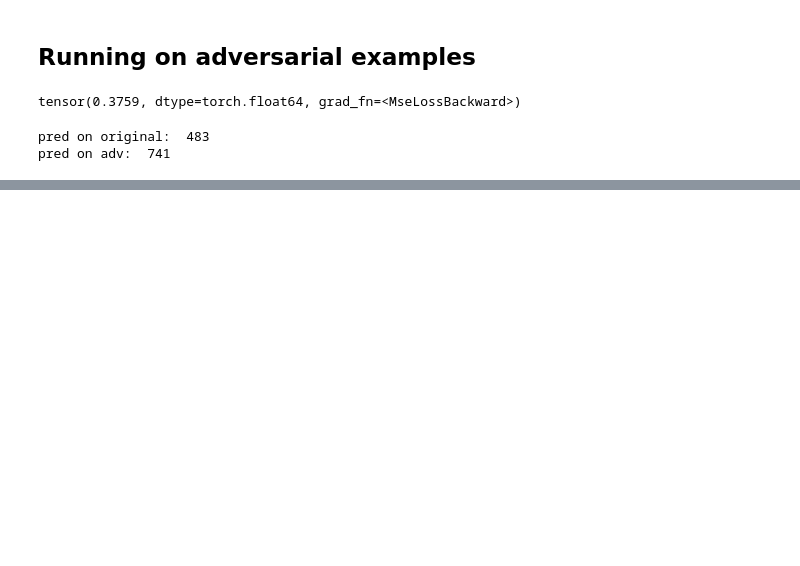
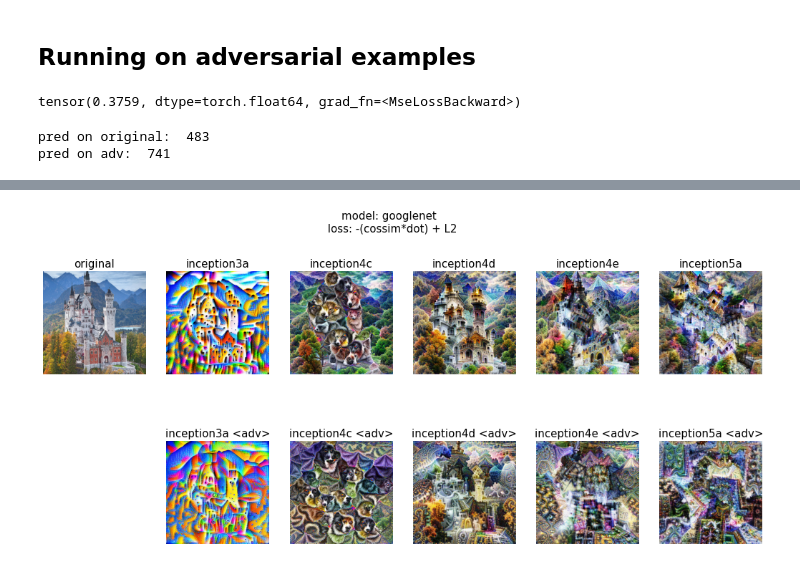
Before and after one commit to Mayukhdeb/torch-dreams-notebooks, a Jupyter notebook: notebooks/adversarial_examples_with_caricature_ish_experiments.ipynb, the cells around one changed output, grey strips where cells are left out. Saved outputs shown, nothing was run; the diff lists cells and outputs as text; code cells hidden in the pictures; blank space fills up the shorter version.

```diff
--- a/notebooks/adversarial_examples_with_caricature_ish_experiments.ipynb
+++ b/notebooks/adversarial_examples_with_caricature_ish_experiments.ipynb
@@ -212 +214,27 @@ for i in range(5):
+# %%
+"""
+741: prayer rug
+"""
+
+fig, ax = plt.subplots(nrows=2, ncols=6, figsize = (18,8))
+fig.suptitle('model: googlenet \n loss: -(cossim*dot) + L2',fontsize = 15)
+
+ax.flat[0].imshow(im)
+ax.flat[0].set_title('original', fontsize = 15)
+ax.flat[0].axis('off')
+
+for i in range(1,6):
+    ax.flat[i].imshow(img_params[i-1])
+    ax.flat[i].set_title(layer_names[i-1],fontsize = 15)
+    ax.flat[i].axis('off')
+
+fig.delaxes(ax.flat[6])
+
+for i in range(7,12):
+    ax.flat[i].imshow(img_params_adv[i-7])
+    ax.flat[i].set_title(layer_names[i-7] + ' <adv>',fontsize = 15)
+
+    ax.flat[i].axis('off')
+# %% [output]
+[figure, added]
 # %%
```
Also changed, not shown: parts of 9 cells of this notebook.
